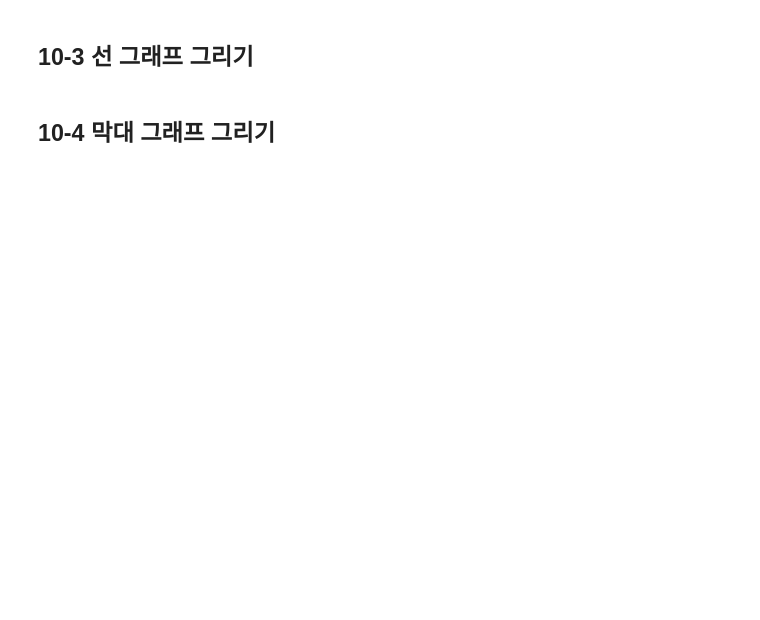
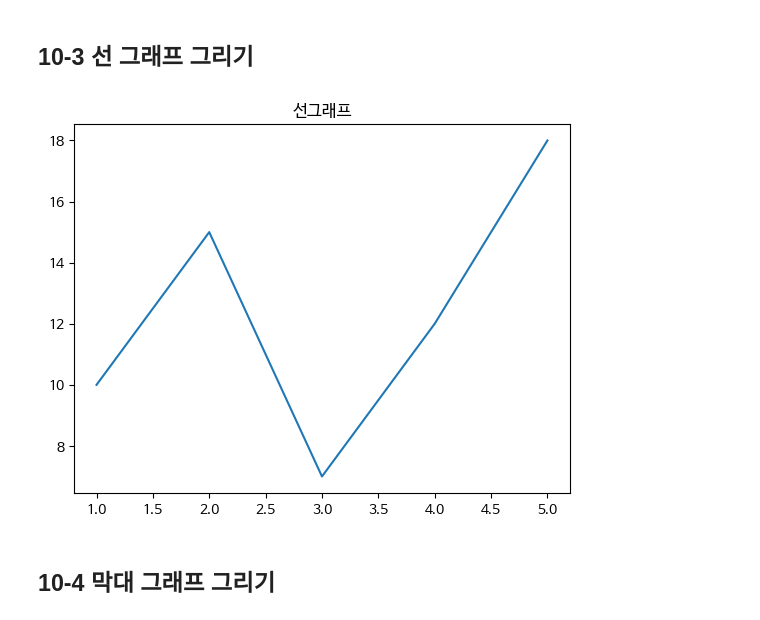
Before and after one commit to Isekai6280/Data-Analysis-with-Open-Source, a Jupyter notebook: 10강 연습.ipynb, the cells around one changed output. Drawn from its saved outputs; the diff is of its cells as text; code cells hidden in the pictures; blank space fills up the shorter version.

```diff
--- a/10강 연습.ipynb
+++ b/10강 연습.ipynb
@@ -87,14 +96,18 @@ data = {
 # %%
 import matplotlib.pyplot as plt
 
 ## 데이터 정의
 x = [1, 2, 3, 4, 5]
 y = [10, 15, 7, 12, 18]
 
 ## 선 그래프 그리기
+plt.plot(x, y)
 
 # 제목 설정
+plt.title('선그래프')
 
 plt.show()
+# %% [output]
+[figure, added]
 # %% [markdown]
 ## 10-4 막대 그래프 그리기
```
Also changed, not shown: parts of 15 cells of this notebook.
